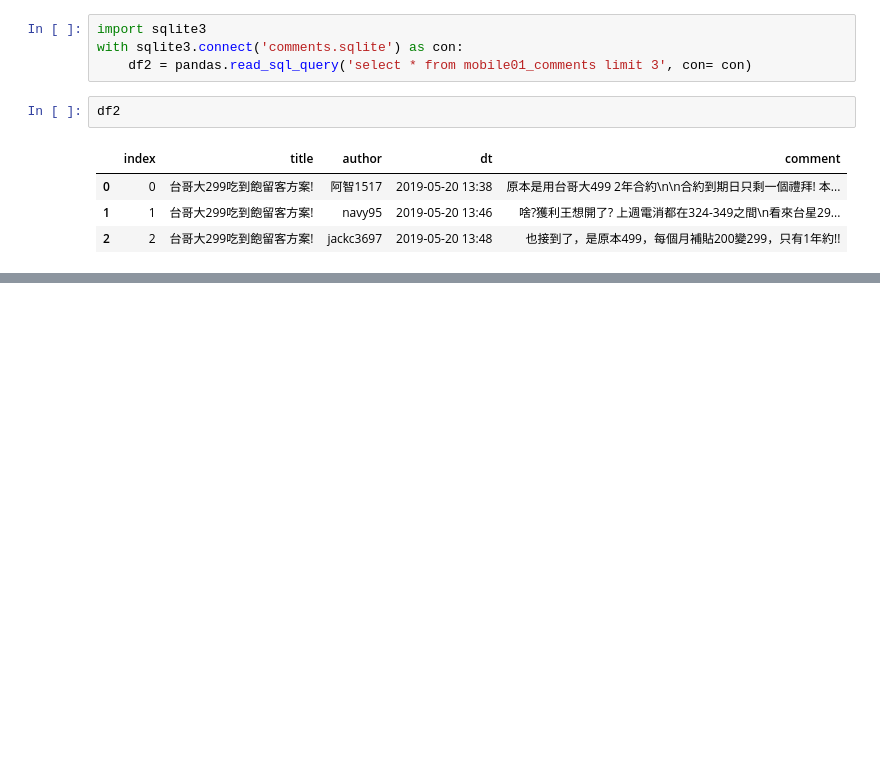
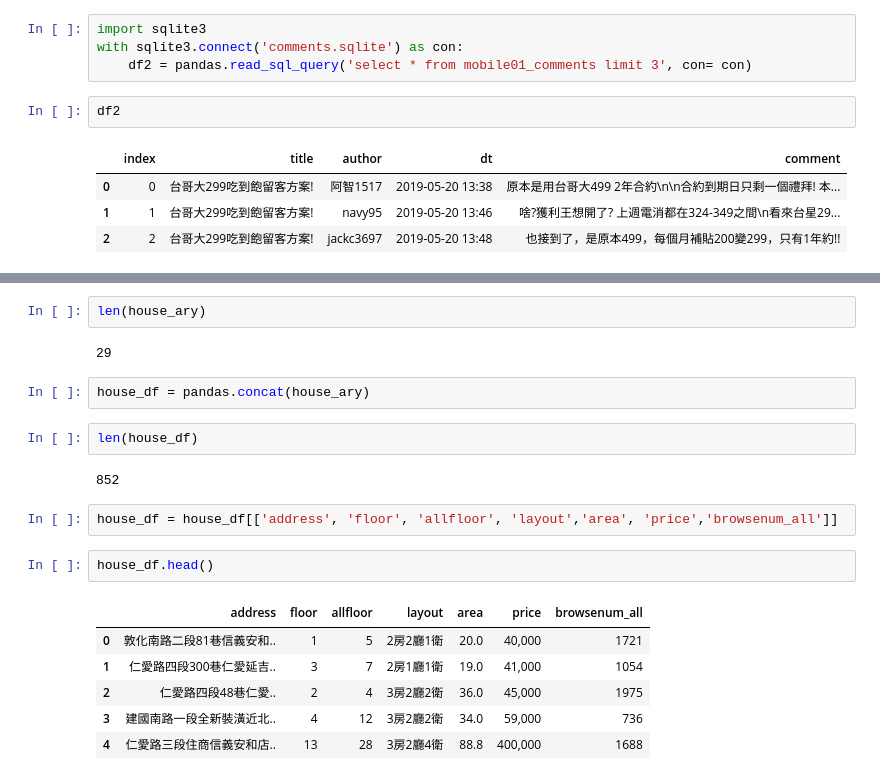
Before and after one commit to ywchiu/twm_crawler, a Jupyter notebook: Demo20201016.ipynb, the cells around one changed output, grey strips where cells are left out. Cells and saved outputs as stored; diff of their text form; blank space fills up the shorter version.

```diff
--- a/Demo20201016.ipynb
+++ b/Demo20201016.ipynb
@@ -819,0 +851,21 @@ df2
+# %%
+len(house_ary)
+# %% [output]
+29
+# %%
+house_df = pandas.concat(house_ary)
+# %%
+len(house_df)
+# %% [output]
+852
+# %%
+house_df = house_df[['address', 'floor', 'allfloor', 'layout','area', 'price','browsenum_all']]
+# %%
+house_df.head()
+# %% [output]
+|  | address | floor | allfloor | layout | area | price | browsenum_all |
+| 0 | 敦化南路二段81巷信義安和.. | 1 | 5 | 2房2廳1衛 | 20.0 | 40,000 | 1721 |
+| 1 | 仁愛路四段300巷仁愛延吉.. | 3 | 7 | 2房1廳1衛 | 19.0 | 41,000 | 1054 |
+| 2 | 仁愛路四段48巷仁愛.. | 2 | 4 | 3房2廳2衛 | 36.0 | 45,000 | 1975 |
+| 3 | 建國南路一段全新裝潢近北.. | 4 | 12 | 3房2廳2衛 | 34.0 | 59,000 | 736 |
+| 4 | 仁愛路三段住商信義安和店.. | 13 | 28 | 3房2廳4衛 | 88.8 | 400,000 | 1688 |
```
Also changed, not shown: parts of 12 cells of this notebook.
